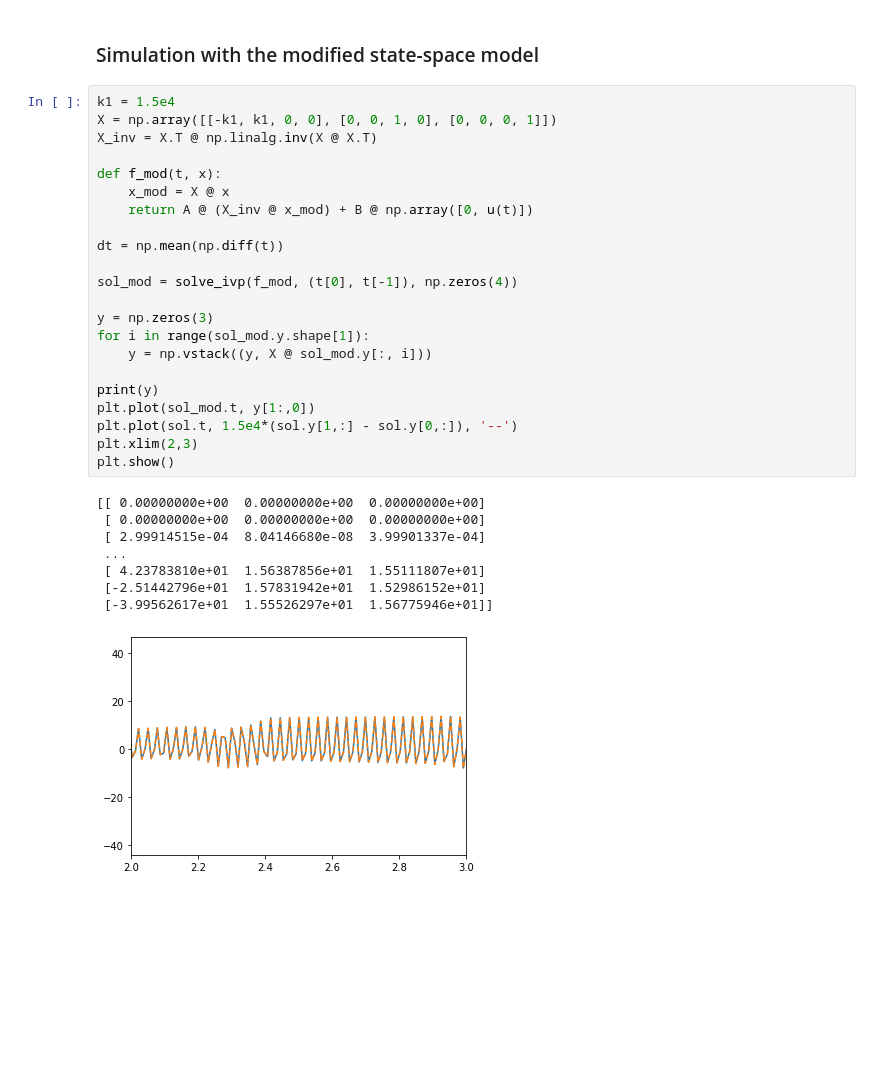
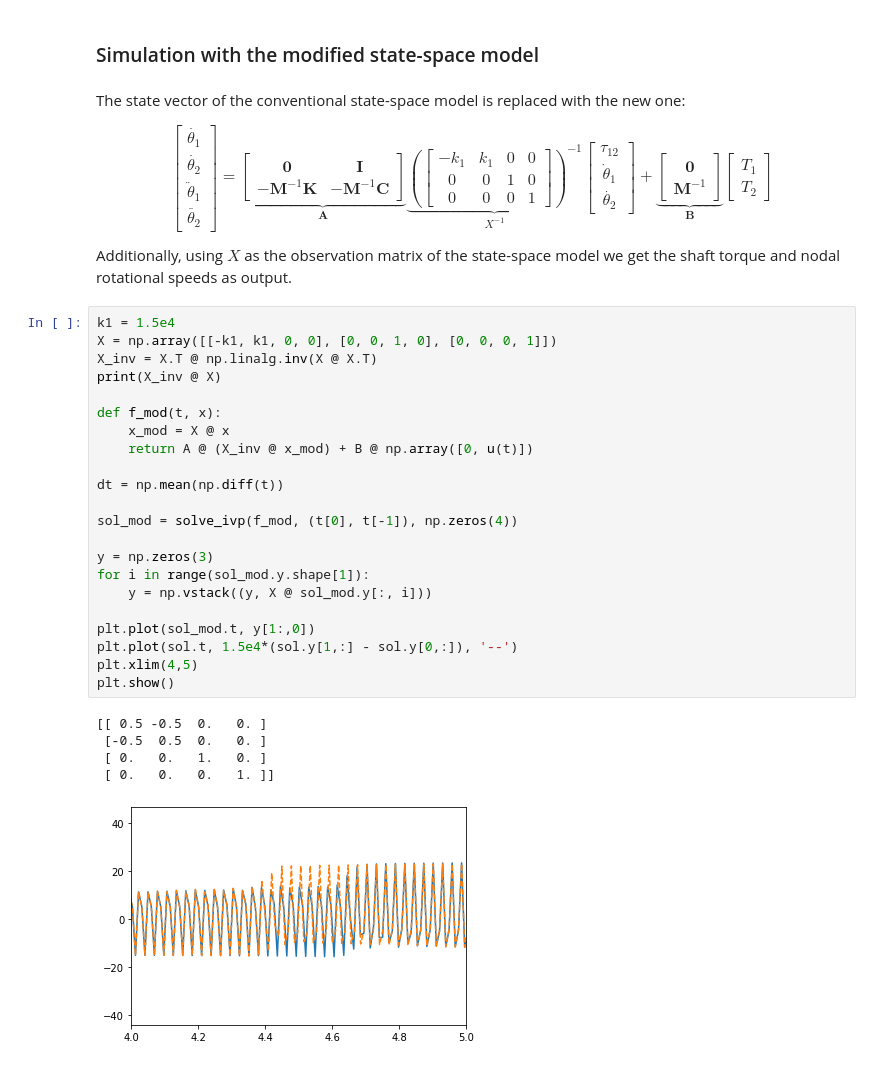
Before and after one commit to urho-h/torque_estimation_masters, a Jupyter notebook: notebooks/modified_state_matrix_2dof.ipynb, the cells around one changed output. Drawn from its saved outputs; the diff is of its cells as text; blank space fills up the shorter version.

Commit message:
added the modified state matrix in notebook

```diff
--- a/notebooks/modified_state_matrix_2dof.ipynb
+++ b/notebooks/modified_state_matrix_2dof.ipynb
@@ -133,33 +130,36 @@ plt.show()
 # %% [markdown]
 ### Simulation with the modified state-space model
+# %% [markdown]
+The state vector of the conventional state-space model is replaced with the new one:
+
+$$ \begin{bmatrix} \dot{\theta_1} \\ \dot{\theta_2} \\ \ddot{\theta}_1 \\ \ddot{\theta_2} \end{bmatrix} = \underbrace{\begin{bmatrix} \boldsymbol{0} & \textbf{I} \\ -\textbf{M}^{-1}\textbf{K} & -\textbf{M}^{-1}\textbf{C} \end{bmatrix}}_{\textbf{A}} \underbrace{\left( \begin{bmatrix} -k_1 & k_1 & 0 & 0 \\ 0 & 0 & 1 & 0 \\ 0 & 0 & 0 & 1 \end{bmatrix} \right)^{-1}}_{X^{-1}} \begin{bmatrix} \tau_{12} \\ \dot{\theta}_1 \\ \dot{\theta_2} \end{bmatrix} + \underbrace{\begin{bmatrix} \boldsymbol{0} \\ \textbf{M}^{-1} \end{bmatrix}}_{\textbf{B}} \begin{bmatrix} T_{\text{1}} \\ T_{\text{2}} \end{bmatrix} $$
+
+Additionally, using $ X $ as the observation matrix of the state-space model we get the shaft torque and nodal rotational speeds as output.
 # %%
 k1 = 1.5e4
 X = np.array([[-k1, k1, 0, 0], [0, 0, 1, 0], [0, 0, 0, 1]])
 X_inv = X.T @ np.linalg.inv(X @ X.T)
+print(X_inv @ X)
 
 def f_mod(t, x):
     x_mod = X @ x
     return A @ (X_inv @ x_mod) + B @ np.array([0, u(t)])
 
 dt = np.mean(np.diff(t))
 
 sol_mod = solve_ivp(f_mod, (t[0], t[-1]), np.zeros(4))
 
 y = np.zeros(3)
 for i in range(sol_mod.y.shape[1]):
     y = np.vstack((y, X @ sol_mod.y[:, i]))
 
-print(y)
 plt.plot(sol_mod.t, y[1:,0])
 plt.plot(sol.t, 1.5e4*(sol.y[1,:] - sol.y[0,:]), '--')
-plt.xlim(2,3)
+plt.xlim(4,5)
 plt.show()
 # %% [output]
-[[ 0.00000000e+00  0.00000000e+00  0.00000000e+00]
- [ 0.00000000e+00  0.00000000e+00  0.00000000e+00]
- [ 2.99914515e-04  8.04146680e-08  3.99901337e-04]
- ...
- [ 4.23783810e+01  1.56387856e+01  1.55111807e+01]
- [-2.51442796e+01  1.57831942e+01  1.52986152e+01]
- [-3.99562617e+01  1.55526297e+01  1.56775946e+01]]
+[[ 0.5 -0.5  0.   0. ]
+ [-0.5  0.5  0.   0. ]
+ [ 0.   0.   1.   0. ]
+ [ 0.   0.   0.   1. ]]
-[figure, old version]
+[figure, new version]
```
Also changed, not shown: parts of 7 cells of this notebook.
